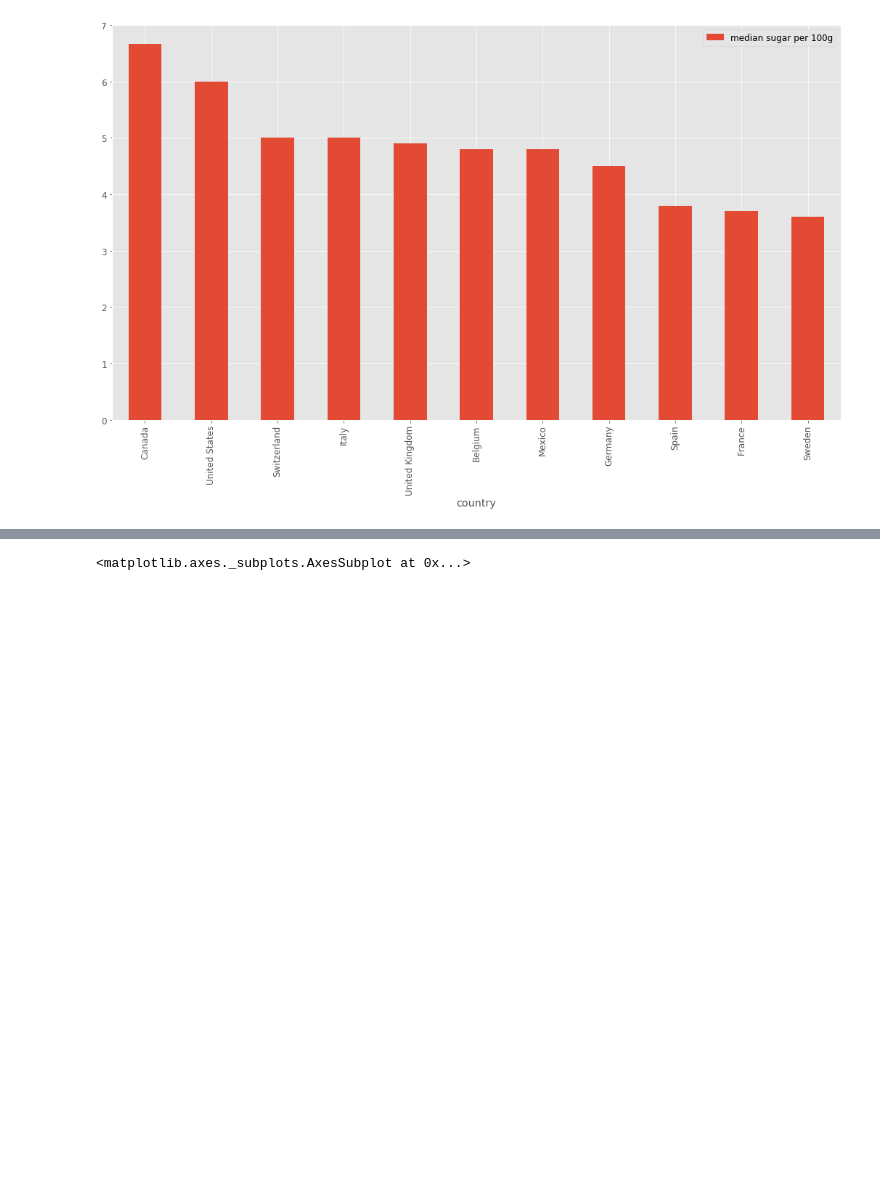
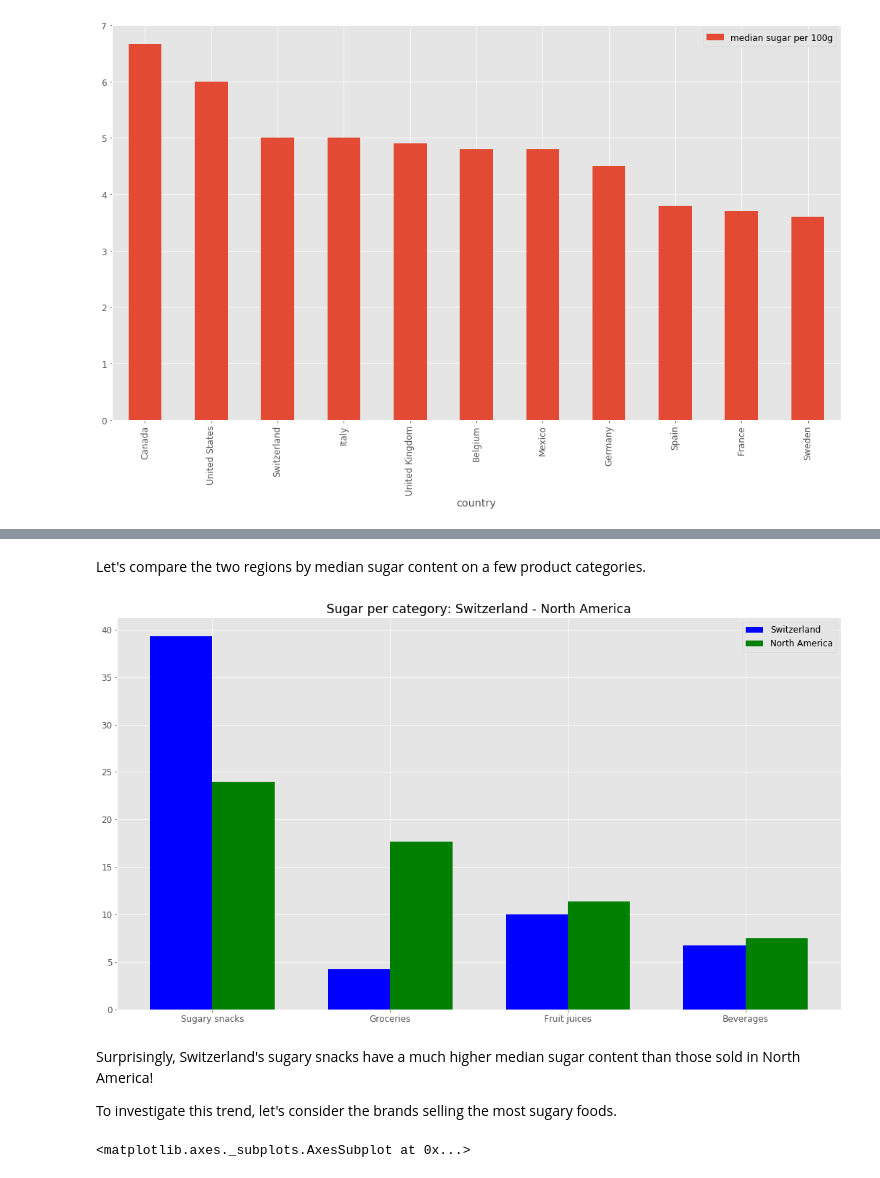
Before and after one commit to lbasseto/meyran-open-food-facts, a Jupyter notebook: Data PreProcessing.ipynb, the cells around one changed output, grey strips where cells are left out. Cells and saved outputs as stored; diff of their text form; code cells hidden in the pictures; blank space fills up the shorter version.

Commit message:
Sugar story and start of additives

```diff
--- a/Data PreProcessing.ipynb
+++ b/Data PreProcessing.ipynb
@@ -669,3 +689,47 @@ mean_sugar_per_country.plot.bar()
+# %%
+north_america_mask = df.apply(lambda r: "United States" in r["countries_en"] or "Canada" in r["countries_en"], axis=1)
+north_america = df[north_america_mask]
+
+switzerland_mask = df.apply(lambda r: "Switzerland" in r["countries_en"], axis=1)
+switzerland = df[switzerland_mask]
+# %% [markdown]
+Let's compare the two regions by median sugar content on a few product categories.
+# %%
+compared_categories =  {"Sugary snacks", "Fruit juices", "Beverages", "Groceries"}
+
+sugar_switzerland = switzerland.groupby("main_category_en")["sugars_100g"].aggregate(["median", "count"])
+sugar_switzerland = sugar_switzerland.sort_values(by="count", ascending=False)["median"]
+
+selected_categories = sugar_switzerland.index.map(lambda r: r in compared_categories)
+median_sugar_switzerland = sugar_switzerland[selected_categories].sort_index(ascending=False)
+
+sugar_north_america = north_america.groupby("main_category_en")["sugars_100g"].aggregate(["median", "count"])
+sugar_north_america = sugar_north_america.sort_values(by="count", ascending=False)["median"]
+
+selected_categories = sugar_north_america.index.map(lambda r: r in compared_categories)
+median_sugar_north_america = sugar_north_america[selected_categories].sort_index(ascending=False)
+# %%
+fig, ax = plt.subplots()
+
+ind = np.arange(4)    # the x locations for the groups
+width = 0.35         # the width of the bars
+p1 = ax.bar(ind, median_sugar_switzerland, width, color='b', bottom=0)
+p2 = ax.bar(ind + width, median_sugar_north_america, width,color='g', bottom=0 )
+
+ax.set_title('Sugar per category: Switzerland - North America')
+ax.set_xticks(ind + width / 2)
+ax.set_xticklabels(median_sugar_switzerland.index)
+
+ax.legend((p1[0], p2[0]), ('Switzerland', 'North America'))
+ax.autoscale_view()
+
+plt.show()
+# %% [output]
+[figure, added]
+# %% [markdown]
+Surprisingly, Switzerland's sugary snacks have a much higher median sugar content than those sold in North America!
+
+To investigate this trend, let's consider the brands selling the most sugary foods.
 # %%
 test_sugar = df.groupby("brands_tags")["sugars_100g"].aggregate(["median", "count"])
 test_sugar[test_sugar["count"] > 1000].sort_values(by="median", ascending=False)["median"].plot.bar()
```
Also changed, not shown: parts of 53 cells of this notebook.
